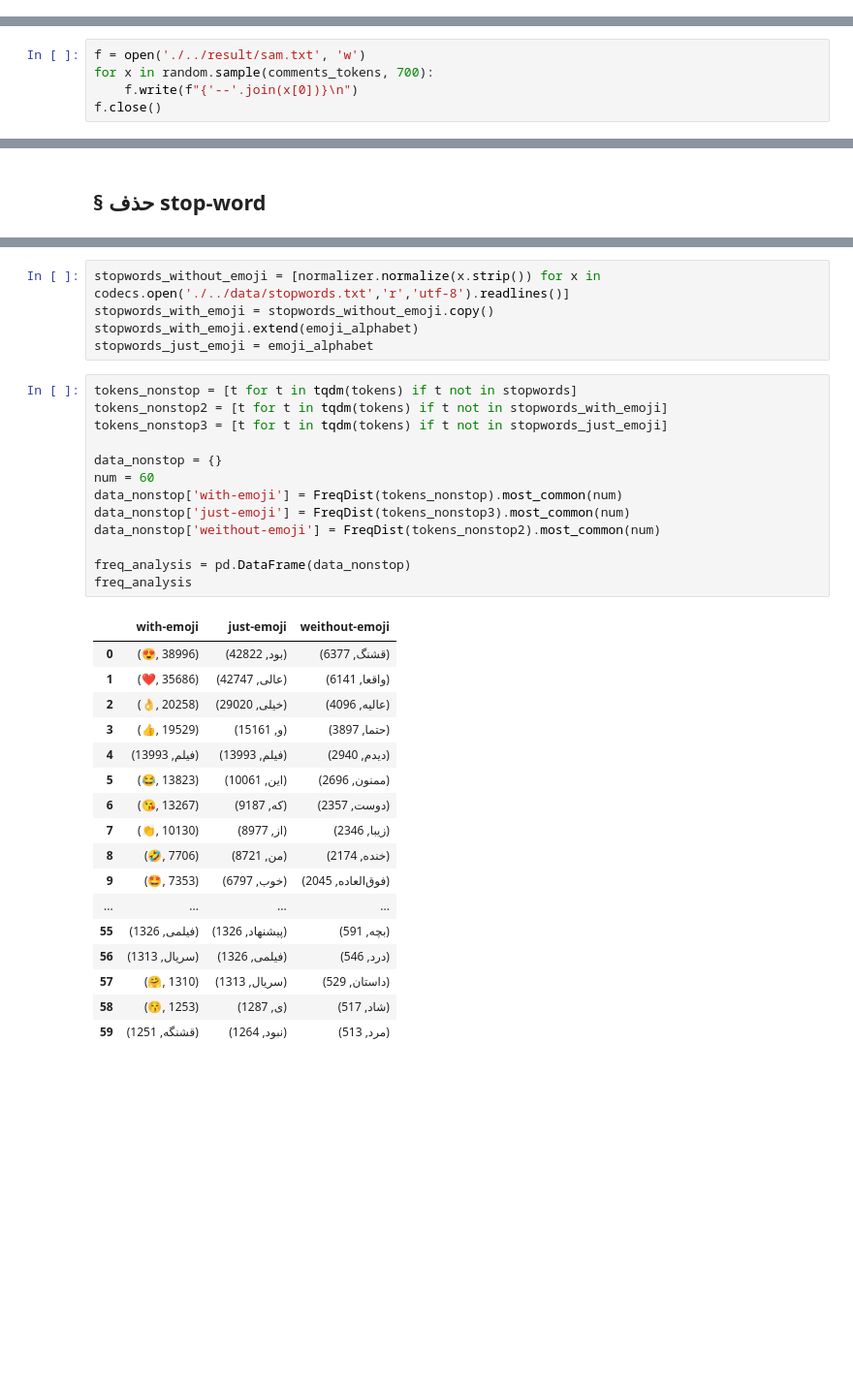
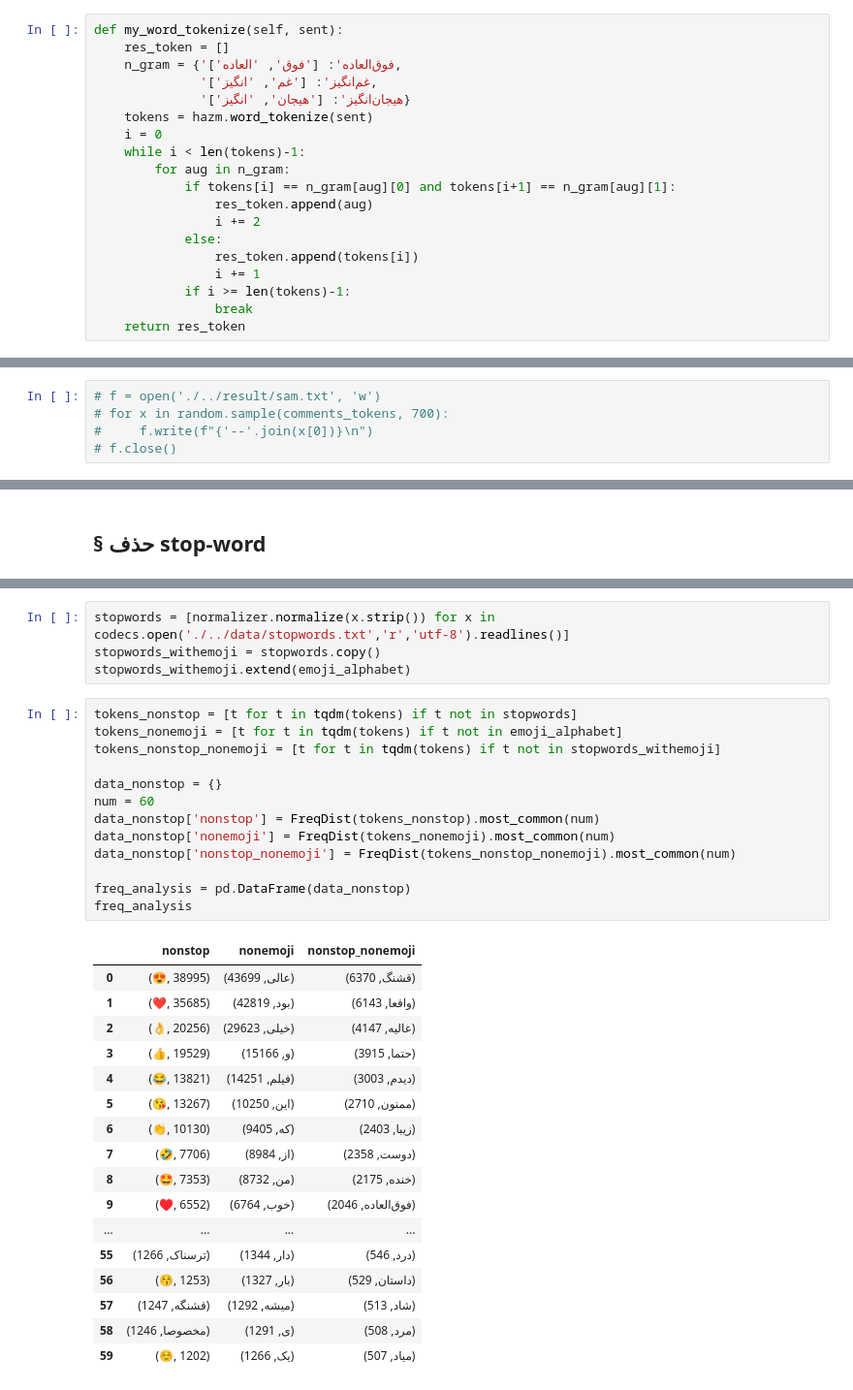
Before and after one commit to MMovasaghi/nlp, a Jupyter notebook: hw1/code/Untitled.ipynb, the cells around one changed output, grey strips where cells are left out. Shown: that part at 97% size. Drawn from its saved outputs; the diff is of its cells as text; blank space fills up the shorter version.

```diff
--- a/hw1/code/Untitled.ipynb
+++ b/hw1/code/Untitled.ipynb
@@ -560,3 +560,22 @@ def my_word_tokenize(sent):
+# %%
+def my_word_tokenize(self, sent):
+    res_token = []
+    n_gram = {'فوق‌العاده': ['فوق', 'العاده'],
+              'غم‌انگیز': ['غم', 'انگیز'],
+              'هیجان‌انگیز': ['هیجان', 'انگیز']}
+    tokens = hazm.word_tokenize(sent)
+    i = 0
+    while i < len(tokens)-1:
+        for aug in n_gram:
+            if tokens[i] == n_gram[aug][0] and tokens[i+1] == n_gram[aug][1]:
+                res_token.append(aug)
+                i += 2
+            else:
+                res_token.append(tokens[i])
+                i += 1
+            if i >= len(tokens)-1:
+                break
+    return res_token
 # %%
 comments_tokens = [[my_word_tokenize(sent) for sent in sents] for sents in tqdm(comments_sentences)]
 # %%
@@ -583,7 +602,7 @@ for x in random.sample(comments_tokens, 50):
 # %%
-f = open('./../result/sam.txt', 'w')
-for x in random.sample(comments_tokens, 700):
-    f.write(f"{'--'.join(x[0])}\n")
-f.close()
+# f = open('./../result/sam.txt', 'w')
+# for x in random.sample(comments_tokens, 700):
+#     f.write(f"{'--'.join(x[0])}\n")
+# f.close()
 # %% [markdown]
 <h2 style='direction:rtl;font-family: "B Lotus";'>§ تحیلی بسامد</h2>
@@ -634,36 +660,35 @@ import codecs
 # %%
-stopwords_without_emoji = [normalizer.normalize(x.strip()) for x in codecs.open('./../data/stopwords.txt','r','utf-8').readlines()]
-stopwords_with_emoji = stopwords_without_emoji.copy()
-stopwords_with_emoji.extend(emoji_alphabet)
-stopwords_just_emoji = emoji_alphabet
+stopwords = [normalizer.normalize(x.strip()) for x in codecs.open('./../data/stopwords.txt','r','utf-8').readlines()]
+stopwords_withemoji = stopwords.copy()
+stopwords_withemoji.extend(emoji_alphabet)
 # %%
 tokens_nonstop = [t for t in tqdm(tokens) if t not in stopwords]
-tokens_nonstop2 = [t for t in tqdm(tokens) if t not in stopwords_with_emoji]
-tokens_nonstop3 = [t for t in tqdm(tokens) if t not in stopwords_just_emoji]
+tokens_nonemoji = [t for t in tqdm(tokens) if t not in emoji_alphabet]
+tokens_nonstop_nonemoji = [t for t in tqdm(tokens) if t not in stopwords_withemoji]
 
 data_nonstop = {}
 num = 60
-data_nonstop['with-emoji'] = FreqDist(tokens_nonstop).most_common(num)
-data_nonstop['just-emoji'] = FreqDist(tokens_nonstop3).most_common(num)
-data_nonstop['weithout-emoji'] = FreqDist(tokens_nonstop2).most_common(num)
+data_nonstop['nonstop'] = FreqDist(tokens_nonstop).most_common(num)
+data_nonstop['nonemoji'] = FreqDist(tokens_nonemoji).most_common(num)
+data_nonstop['nonstop_nonemoji'] = FreqDist(tokens_nonstop_nonemoji).most_common(num)
 
 freq_analysis = pd.DataFrame(data_nonstop)
 freq_analysis
 # %% [output]
-|  | with-emoji | just-emoji | weithout-emoji |
-| 0 | (😍, 38996) | (بود, 42822) | (قشنگ, 6377) |
-| 1 | (❤, 35686) | (عالی, 42747) | (واقعا, 6141) |
-| 2 | (👌, 20258) | (خیلی, 29020) | (عالیه, 4096) |
-| 3 | (👍, 19529) | (و, 15161) | (حتما, 3897) |
-| 4 | (فیلم, 13993) | (فیلم, 13993) | (دیدم, 2940) |
-| 5 | (😂, 13823) | (این, 10061) | (ممنون, 2696) |
-| 6 | (😘, 13267) | (که, 9187) | (دوست, 2357) |
-| 7 | (👏, 10130) | (از, 8977) | (زیبا, 2346) |
-| 8 | (🤣, 7706) | (من, 8721) | (خنده, 2174) |
-| 9 | (🤩, 7353) | (خوب, 6797) | (فوق‌العاده, 2045) |
+|  | nonstop | nonemoji | nonstop_nonemoji |
+| 0 | (😍, 38995) | (عالی, 43699) | (قشنگ, 6370) |
+| 1 | (❤, 35685) | (بود, 42819) | (واقعا, 6143) |
+| 2 | (👌, 20256) | (خیلی, 29623) | (عالیه, 4147) |
+| 3 | (👍, 19529) | (و, 15166) | (حتما, 3915) |
+| 4 | (😂, 13821) | (فیلم, 14251) | (دیدم, 3003) |
+| 5 | (😘, 13267) | (این, 10250) | (ممنون, 2710) |
+| 6 | (👏, 10130) | (که, 9405) | (زیبا, 2403) |
+| 7 | (🤣, 7706) | (از, 8984) | (دوست, 2358) |
+| 8 | (🤩, 7353) | (من, 8732) | (خنده, 2175) |
+| 9 | (♥, 6552) | (خوب, 6764) | (فوق‌العاده, 2046) |
 | ... | ... | ... | ... |
-| 55 | (فیلمی, 1326) | (پیشنهاد, 1326) | (بچه, 591) |
-| 56 | (سریال, 1313) | (فیلمی, 1326) | (درد, 546) |
-| 57 | (🤗, 1310) | (سریال, 1313) | (داستان, 529) |
-| 58 | (😚, 1253) | (ی, 1287) | (شاد, 517) |
-| 59 | (قشنگه, 1251) | (نبود, 1264) | (مرد, 513) |
+| 55 | (ترسناک, 1266) | (دار, 1344) | (درد, 546) |
+| 56 | (😚, 1253) | (بار, 1327) | (داستان, 529) |
+| 57 | (قشنگه, 1247) | (میشه, 1292) | (شاد, 513) |
+| 58 | (مخصوصا, 1246) | (ی, 1291) | (مرد, 508) |
+| 59 | (☺, 1202) | (یک, 1266) | (میاد, 507) |
```
Also changed, not shown: parts of 28 cells of this notebook, 5 other files.
